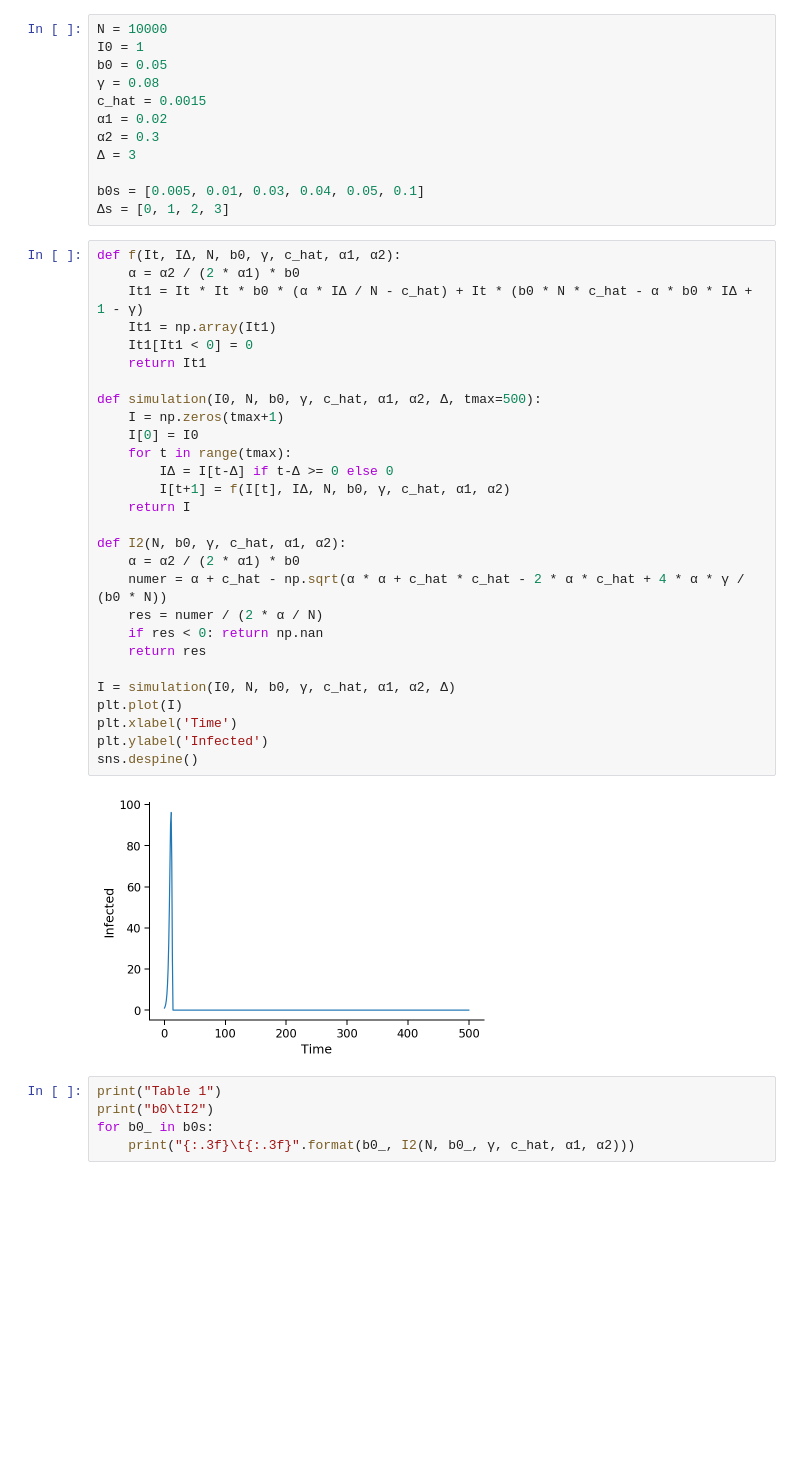
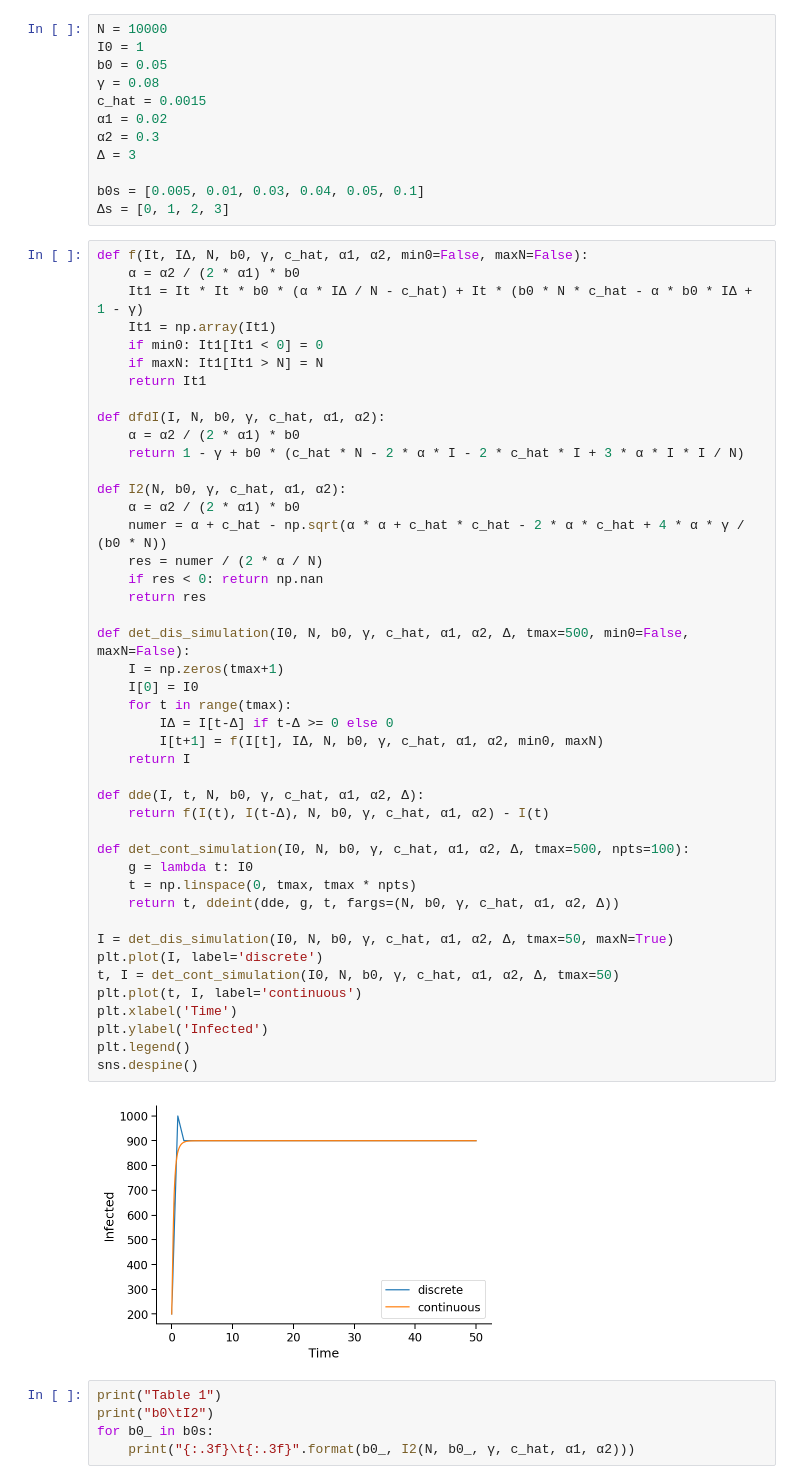
Before and after one commit to yoavram/SanJose, a Jupyter notebook: notebooks/model.ipynb, the cells around one changed output. Saved outputs shown, nothing was run; the diff lists cells and outputs as text; blank space fills up the shorter version.

```diff
--- a/notebooks/model.ipynb
+++ b/notebooks/model.ipynb
@@ -38,35 +45,51 @@ c_hat = 0.0015
 b0s = [0.005, 0.01, 0.03, 0.04, 0.05, 0.1]
 Δs = [0, 1, 2, 3]
 # %%
-def f(It, IΔ, N, b0, γ, c_hat, α1, α2):
+def f(It, IΔ, N, b0, γ, c_hat, α1, α2, min0=False, maxN=False):
     α = α2 / (2 * α1) * b0
     It1 = It * It * b0 * (α * IΔ / N - c_hat) + It * (b0 * N * c_hat - α * b0 * IΔ + 1 - γ)
     It1 = np.array(It1)
-    It1[It1 < 0] = 0
+    if min0: It1[It1 < 0] = 0
+    if maxN: It1[It1 > N] = N
     return It1
 
-def simulation(I0, N, b0, γ, c_hat, α1, α2, Δ, tmax=500):
-    I = np.zeros(tmax+1)
-    I[0] = I0
-    for t in range(tmax):
-        IΔ = I[t-Δ] if t-Δ >= 0 else 0
-        I[t+1] = f(I[t], IΔ, N, b0, γ, c_hat, α1, α2)
-    return I
+def dfdI(I, N, b0, γ, c_hat, α1, α2):
+    α = α2 / (2 * α1) * b0
+    return 1 - γ + b0 * (c_hat * N - 2 * α * I - 2 * c_hat * I + 3 * α * I * I / N)
 
 def I2(N, b0, γ, c_hat, α1, α2):
     α = α2 / (2 * α1) * b0
     numer = α + c_hat - np.sqrt(α * α + c_hat * c_hat - 2 * α * c_hat + 4 * α * γ / (b0 * N))
     res = numer / (2 * α / N)
     if res < 0: return np.nan
     return res
 
-I = simulation(I0, N, b0, γ, c_hat, α1, α2, Δ)
-plt.plot(I)
+def det_dis_simulation(I0, N, b0, γ, c_hat, α1, α2, Δ, tmax=500, min0=False, maxN=False):
+    I = np.zeros(tmax+1)
+    I[0] = I0
+    for t in range(tmax):
+        IΔ = I[t-Δ] if t-Δ >= 0 else 0
+        I[t+1] = f(I[t], IΔ, N, b0, γ, c_hat, α1, α2, min0, maxN)
+    return I
+
+def dde(I, t, N, b0, γ, c_hat, α1, α2, Δ):
+    return f(I(t), I(t-Δ), N, b0, γ, c_hat, α1, α2) - I(t)
+
+def det_cont_simulation(I0, N, b0, γ, c_hat, α1, α2, Δ, tmax=500, npts=100):
+    g = lambda t: I0
+    t = np.linspace(0, tmax, tmax * npts)
+    return t, ddeint(dde, g, t, fargs=(N, b0, γ, c_hat, α1, α2, Δ))
+
+I = det_dis_simulation(I0, N, b0, γ, c_hat, α1, α2, Δ, tmax=50, maxN=True)
+plt.plot(I, label='discrete')
+t, I = det_cont_simulation(I0, N, b0, γ, c_hat, α1, α2, Δ, tmax=50)
+plt.plot(t, I, label='continuous')
 plt.xlabel('Time')
 plt.ylabel('Infected')
+plt.legend()
 sns.despine()
 # %% [output]
-[figure, old version]
+[figure, new version]
 # %%
 print("Table 1")
 print("b0\tI2")
```
Also changed, not shown: parts of 48 cells of this notebook.
